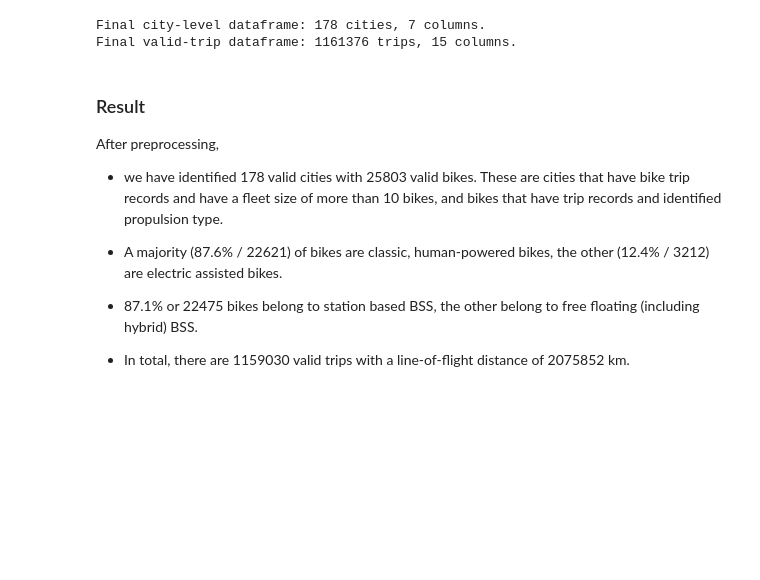
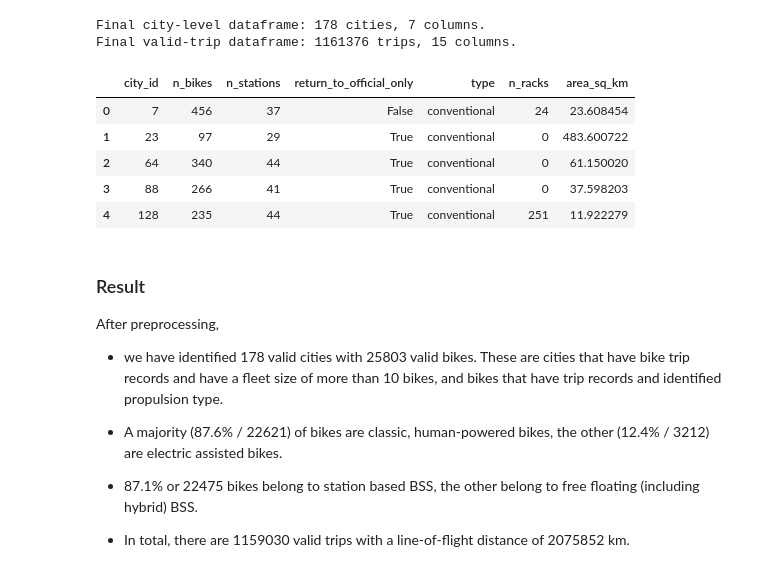
Before and after one commit to haitam-l/Challenge-DASCI, a Jupyter notebook: notebooks/data_analysis.ipynb, the cells around one changed output. Drawn from its saved outputs; the diff is of its cells as text; code cells hidden in the pictures; blank space fills up the shorter version.

```diff
--- a/notebooks/data_analysis.ipynb
+++ b/notebooks/data_analysis.ipynb
@@ -295,6 +295,15 @@ print(f"Final valid-trip dataframe: {trip_valid.shape[0]} trips, {trip_valid.sha
 # %% [output]
 Final city-level dataframe: 178 cities, 7 columns.
 Final valid-trip dataframe: 1161376 trips, 15 columns.
+# %%
+city_all.head()
+# %% [output]
+|  | city_id | n_bikes | n_stations | return_to_official_only | type | n_racks | area_sq_km |
+| 0 | 7 | 456 | 37 | False | conventional | 24 | 23.608454 |
+| 1 | 23 | 97 | 29 | True | conventional | 0 | 483.600722 |
+| 2 | 64 | 340 | 44 | True | conventional | 0 | 61.150020 |
+| 3 | 88 | 266 | 41 | True | conventional | 0 | 37.598203 |
+| 4 | 128 | 235 | 44 | True | conventional | 251 | 11.922279 |
 # %% [markdown]
 ### Result
 After preprocessing,
```
Also changed, not shown: 1 other file.
